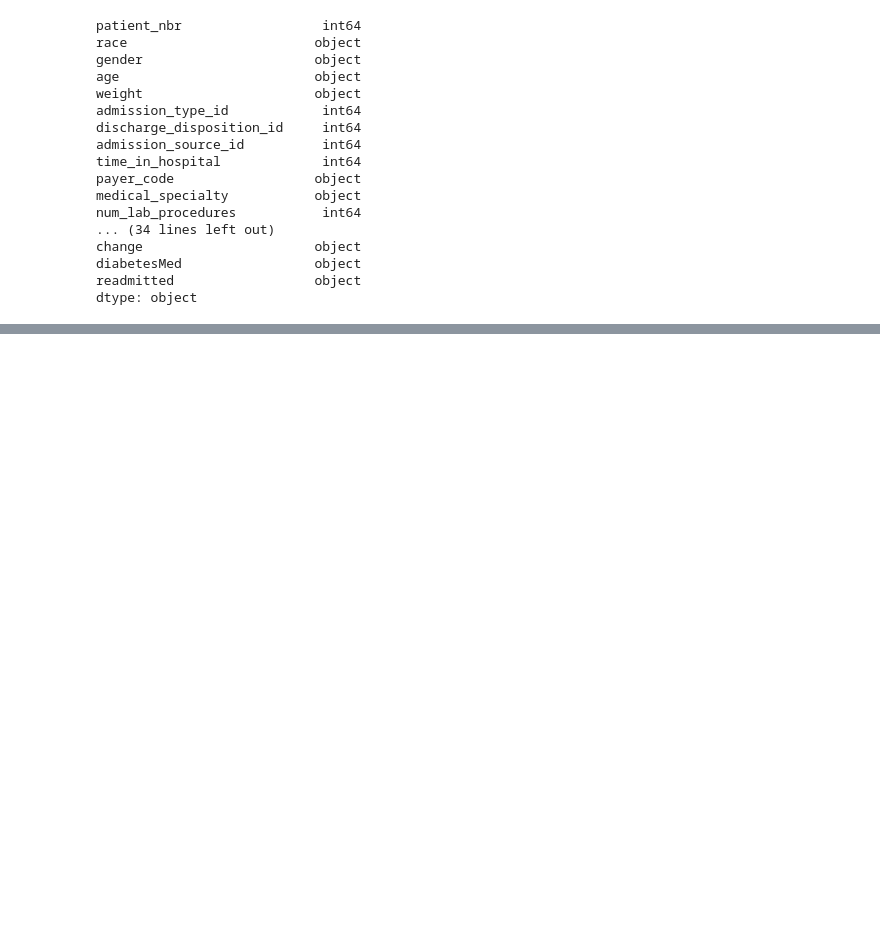
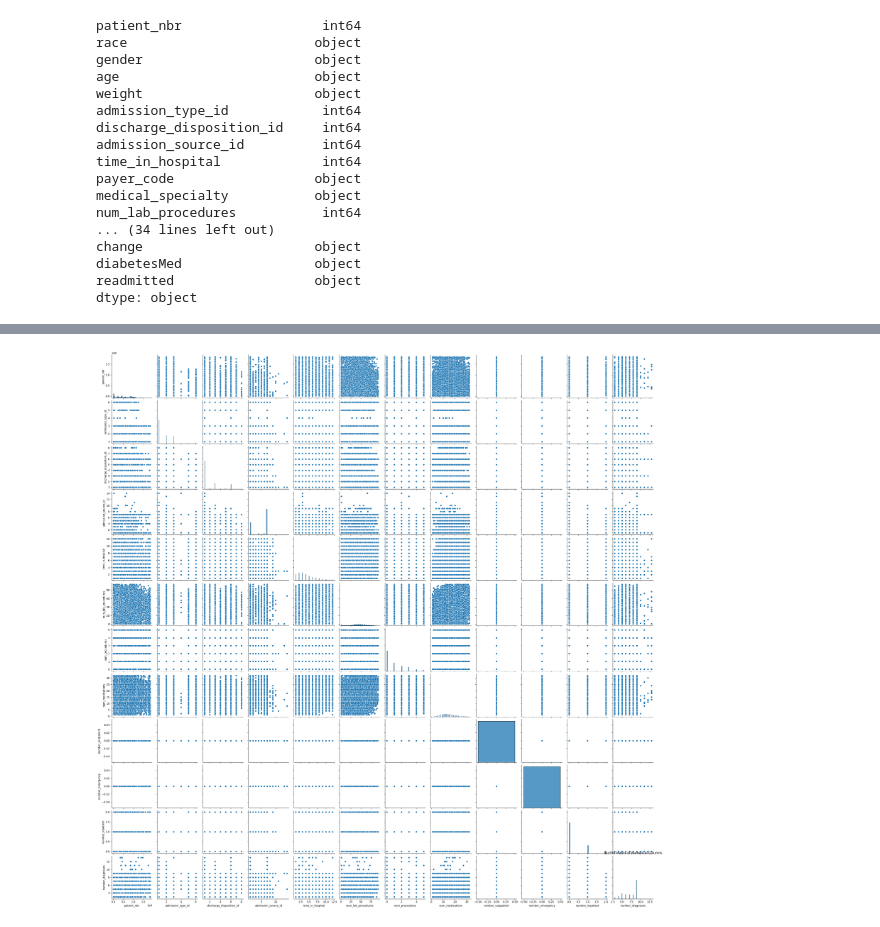
Before and after one commit to shinde-mayur/big-data-course-work, a Jupyter notebook: group88_solution.ipynb, the cells around one changed output, grey strips where cells are left out. Saved outputs shown, nothing was run; the diff lists cells and outputs as text; code cells hidden in the pictures; blank space fills up the shorter version.

```diff
--- a/group88_solution.ipynb
+++ b/group88_solution.ipynb
@@ -168,0 +214,7 @@ max           21.000000         16.000000
+# %%
+# Scatter matrix of numerical columns
+sns.pairplot(data[numerical_columns])
+plt.title('Scatter Matrix of Numerical Columns')
+plt.show()
+# %% [output]
+[figure, added]
```
Also changed, not shown: parts of 12 cells of this notebook.
